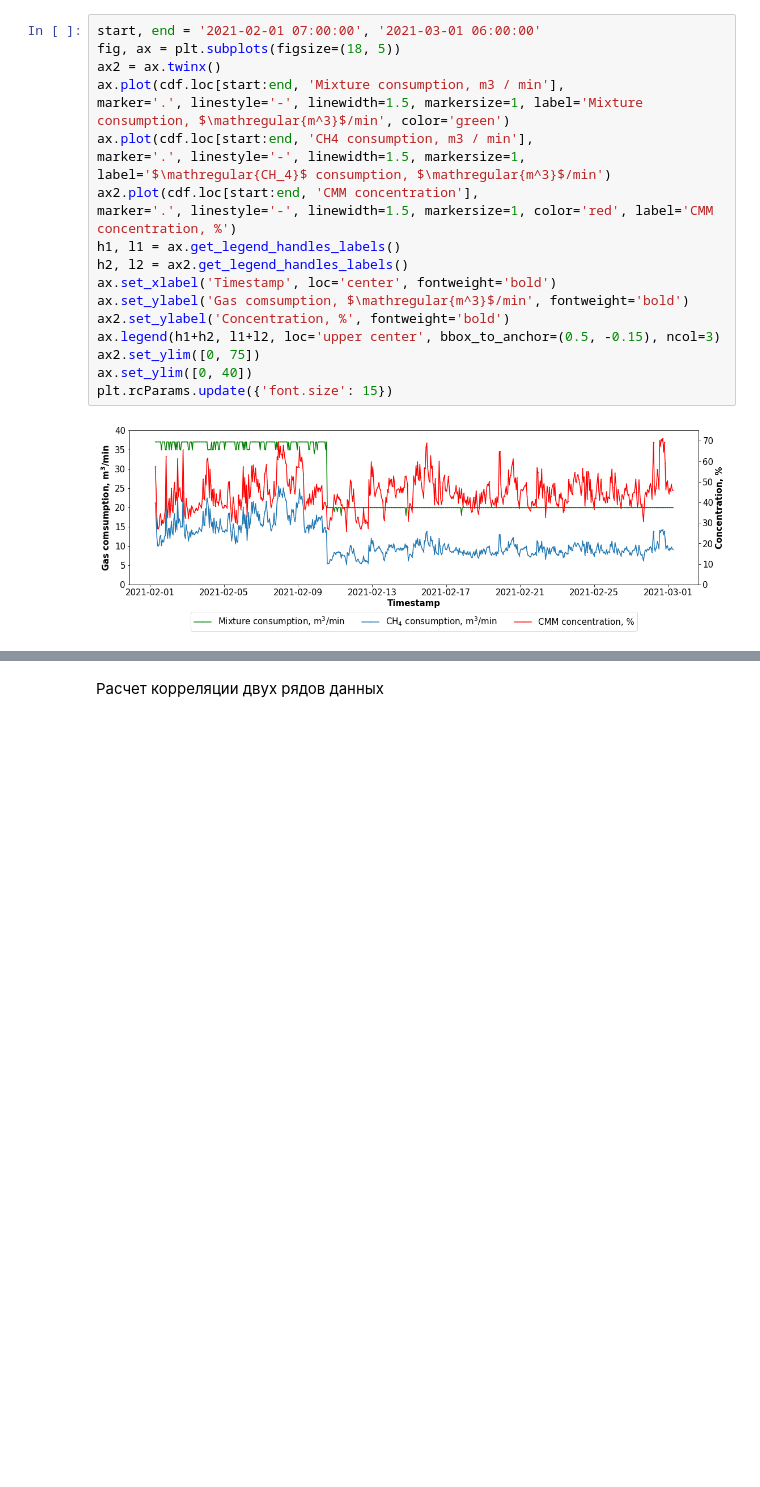
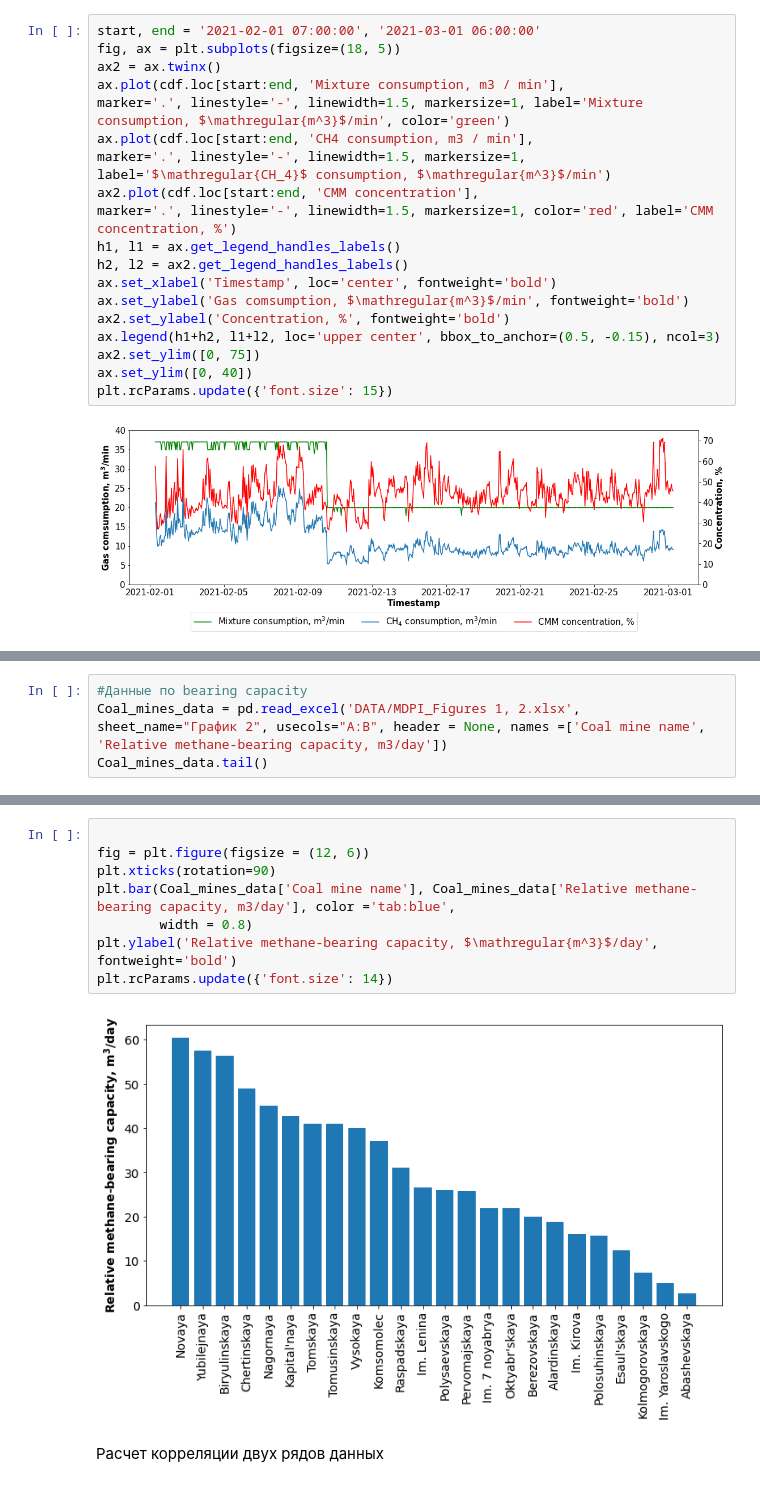
Before and after one commit to Randyrofed/CMM, a Jupyter notebook: CMM_Analysis.ipynb, the cells around one changed output, grey strips where cells are left out. Drawn from its saved outputs; the diff is of its cells as text; blank space fills up the shorter version.

```diff
--- a/CMM_Analysis.ipynb
+++ b/CMM_Analysis.ipynb
@@ -90,0 +124,4 @@ plt.rcParams.update({'font.size': 15})
+# %%
+#Данные по bearing capacity
+Coal_mines_data = pd.read_excel('DATA/MDPI_Figures 1, 2.xlsx', sheet_name="График 2", usecols="A:B", header = None, names =['Coal mine name', 'Relative methane-bearing capacity, m3/day'])
+Coal_mines_data.tail()
@@ -91,3 +135,13 @@ plt.rcParams.update({'font.size': 15})
+# %%
+
+fig = plt.figure(figsize = (12, 6))
+plt.xticks(rotation=90)
+plt.bar(Coal_mines_data['Coal mine name'], Coal_mines_data['Relative methane-bearing capacity, m3/day'], color ='tab:blue',
+        width = 0.8)
+plt.ylabel('Relative methane-bearing capacity, $\mathregular{m^3}$/day',  fontweight='bold')
+plt.rcParams.update({'font.size': 14})
+# %% [output]
+[figure, added]
 # %% [markdown]
 Расчет корреляции двух рядов данных
 # %%
```
Also changed, not shown: parts of 4 cells of this notebook, 1 other file.
